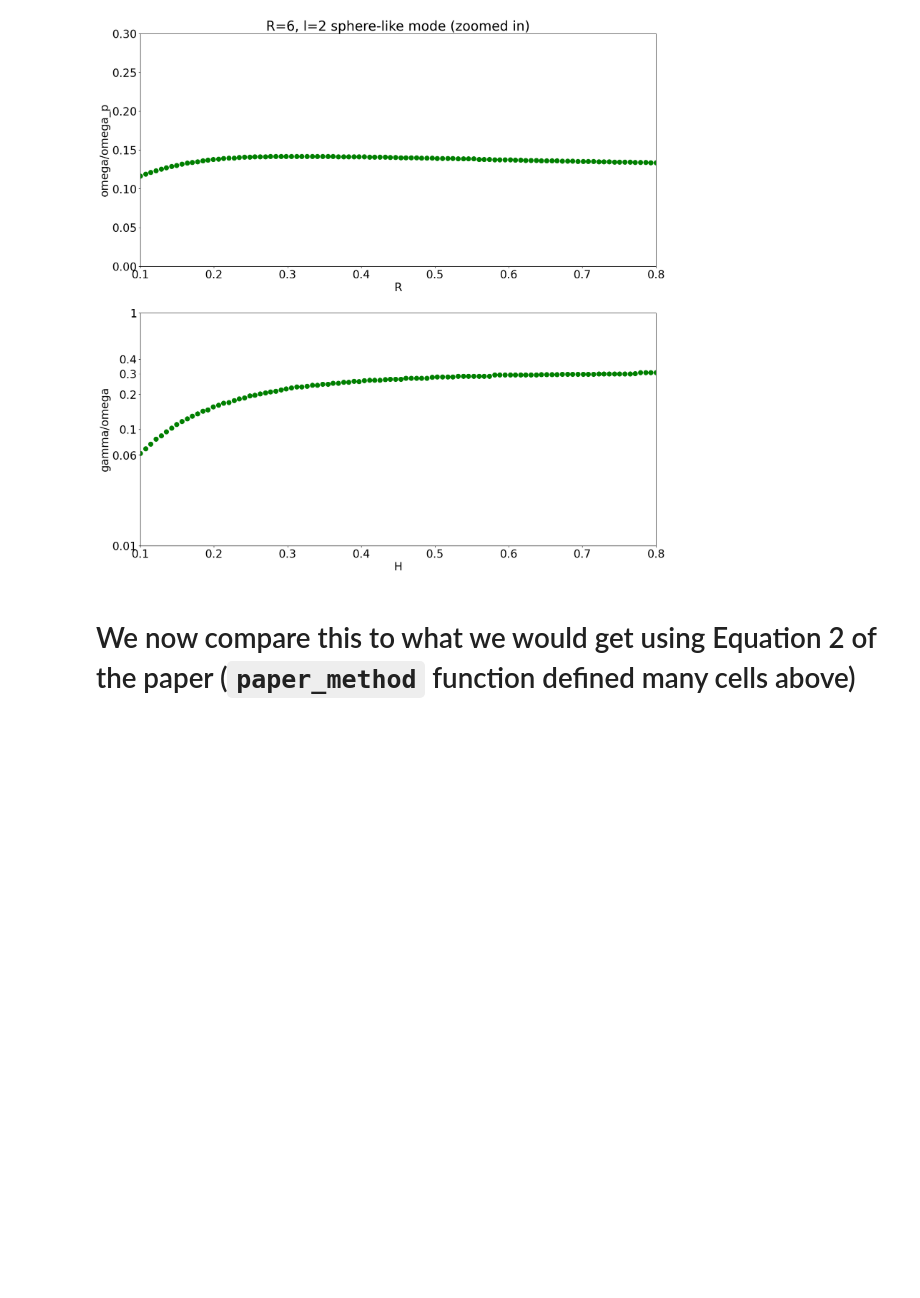
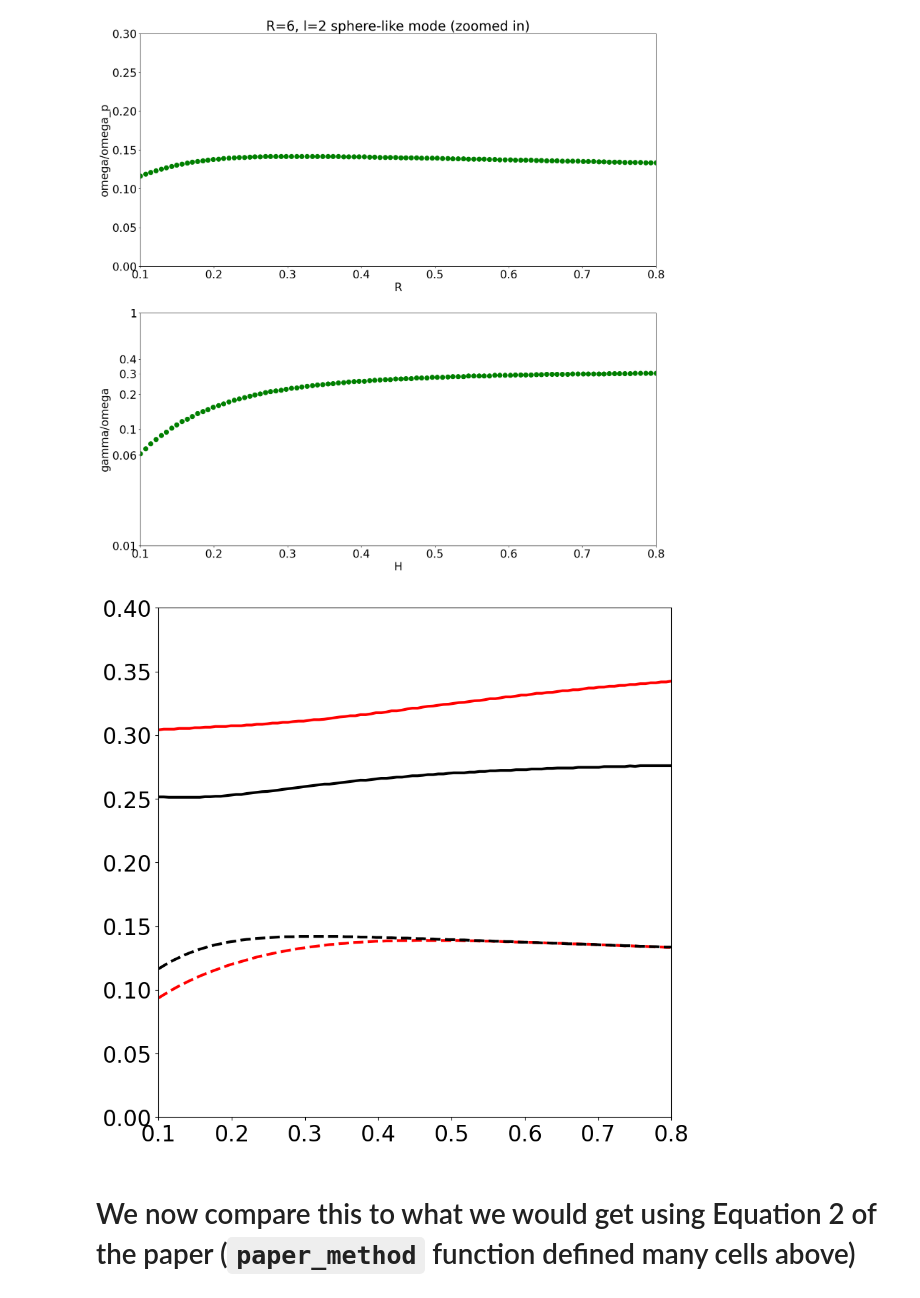
Before and after one commit to AliGhorashiCMT/Coherent-Perfect-Absorption, a Jupyter notebook: spheres/Void Plasmon Higher Angular Momentum.ipynb, the cells around one changed output. Saved outputs shown, nothing was run; the diff lists cells and outputs as text; code cells hidden in the pictures; blank space fills up the shorter version.

Commit message:
corrected de abajo figure 2 all on one plot

````diff
--- a/spheres/Void Plasmon Higher Angular Momentum.ipynb
+++ b/spheres/Void Plasmon Higher Angular Momentum.ipynb
@@ -130,7 +130,7 @@ ax2.set_ylim(log(0.01), log(1));
 # We now make a smoother plot by zooming in on the dispersion
 # %%
 K = 100
-N = 50 # Number of real and imaginary frequency points sampled.
+N = 200 # Number of real and imaginary frequency points sampled.
 gamma_e = 0
 optimized_gammas = np.zeros(Hs[x].shape[0])
 optimized_omegas = np.zeros(Hs[x].shape[0])
@@ -224,7 +232,7 @@ ax2.set_ylim(log(0.01), log(1));
 # As before, we make this plot smoother by zooming in on the dispersion.
 # %%
 K = 100
-N = 100
+N = 200
 gamma_e = 0
 optimized_gammas = np.zeros(Hs[x].shape[0])
 optimized_omegas = np.zeros(Hs[x].shape[0])
@@ -524,7 +561,7 @@ ax2.set_title("R=6, l=2 coarse void-like mode");
 [figure]
 # %%
 K = 100
-N = 100
+N = 200
 gamma_e = 0
 optimized_gammas = np.zeros(Hs[x].shape[0])
 optimized_omegas = np.zeros(Hs[x].shape[0])
@@ -585,6 +622,30 @@ ax2.set_xlim(0.1, 0.8);
 ax1.set_title("R=6, l=2 sphere-like mode (zoomed in)");
 # %% [output]
 [figure]
+# %%
+dir_name = "./de_abajo_correction/"
+save_info = np.vstack([optimized_Hs, optimized_omegas, optimized_gammas/optimized_omegas])
+np.savetxt(dir_name + "l_2_sphere_correct.txt", save_info)
+loaded_data_sphere_l_2 = np.loadtxt(dir_name + "l_2_sphere_correct.txt")
+loaded_data_void_l_2 = np.loadtxt(dir_name + "l_2_void_correct.txt")
+loaded_data_sphere_l_1 = np.loadtxt(dir_name + "l_1_sphere_correct.txt")
+loaded_data_void_l_1 = np.loadtxt(dir_name + "l_1_void_correct.txt")
+x_sphere_l_1 = loaded_data_sphere_l_1[0, :]; y_sphere_l_1 = loaded_data_sphere_l_1[1, :]; z_sphere_l_1 = loaded_data_sphere_l_1[2, :]
+x_sphere_l_2 = loaded_data_sphere_l_2[0, :]; y_sphere_l_2 = loaded_data_sphere_l_2[1, :]; z_sphere_l_2 = loaded_data_sphere_l_2[2, :]
+
+x_void_l_1 = loaded_data_void_l_1[0, :]; y_void_l_1 = loaded_data_void_l_1[1, :]; z_void_l_1 = loaded_data_void_l_1[2, :]
+x_void_l_2 = loaded_data_void_l_2[0, :]; y_void_l_2 = loaded_data_void_l_2[1, :]; z_void_l_2 = loaded_data_void_l_2[2, :]
+
+plt.figure(figsize=(10, 10))
+plt.plot(x_sphere_l_1, y_sphere_l_1, linewidth=3, color="red", linestyle="dashed")
+plt.plot(x_void_l_1, y_void_l_1, linewidth=3, color="red")
+plt.plot(x_void_l_2, y_void_l_2, linewidth=3, color="black")
+plt.plot(x_sphere_l_2, y_sphere_l_2, linewidth=3, color="black", linestyle="dashed")
+
+plt.ylim(0, 0.4);
+plt.xlim(0.1, 0.8);
+# %% [output]
+[figure, added]
 # %% [markdown]
 # We now compare this to what we would get using Equation 2 of the paper (```paper_method``` function defined many cells above)
 # %%
````
Also changed, not shown: parts of 10 cells of this notebook.
